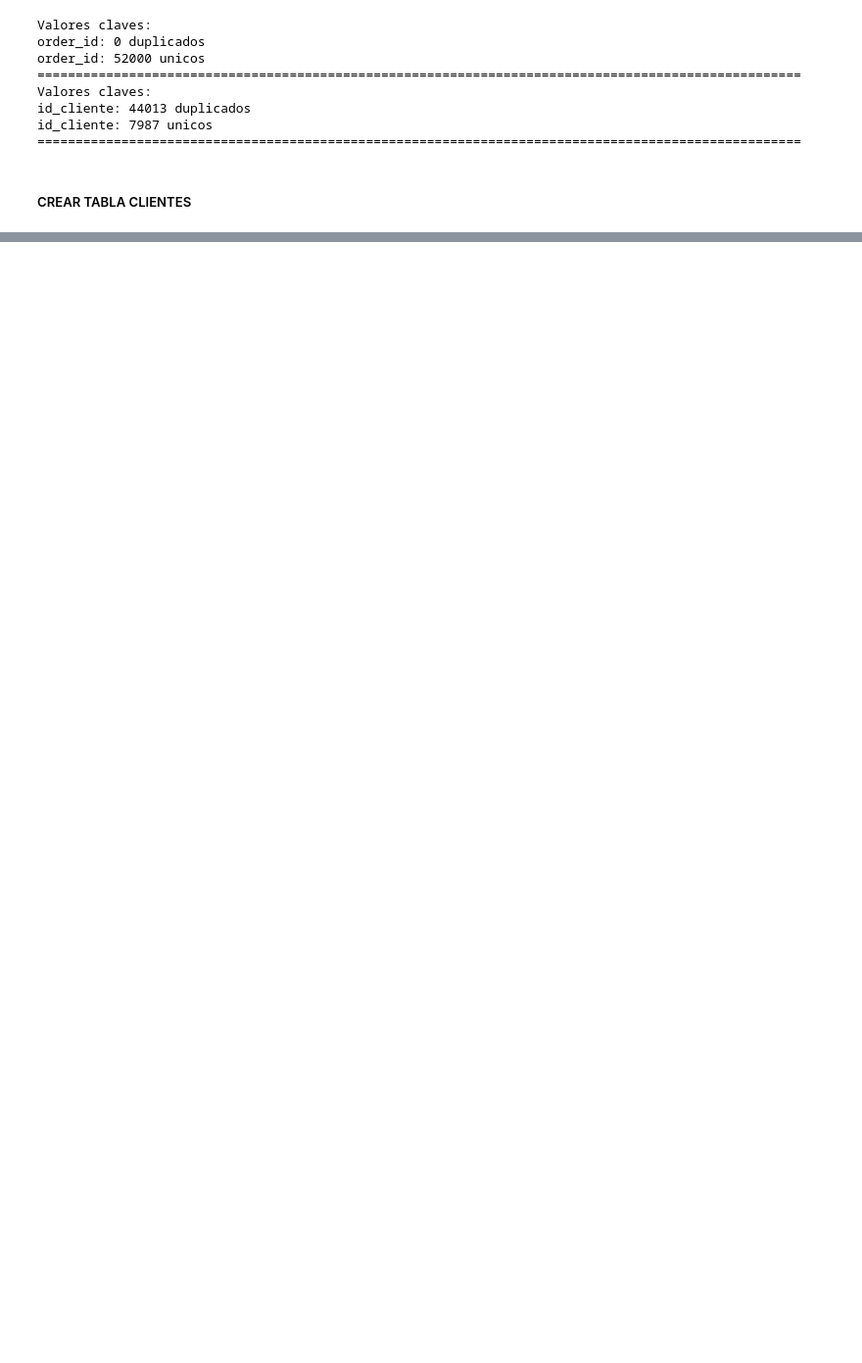
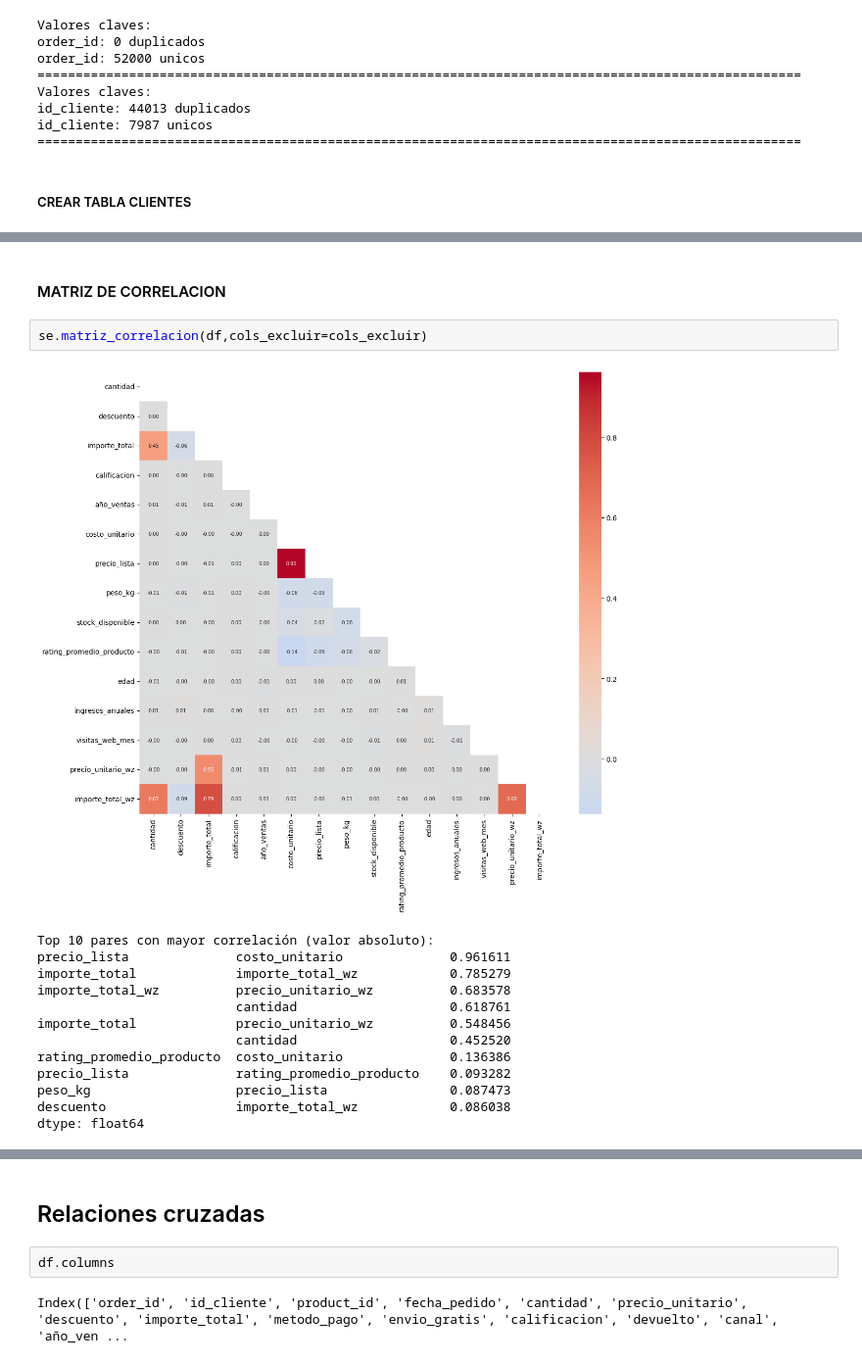
Before and after one commit to FM-Luque/4.DataProyect_Proyecto_Final, a Jupyter notebook: notebooks/03_Eda.ipynb, the cells around one changed output, grey strips where cells are left out. Shown at 98% size. Cells and saved outputs as stored; diff of their text form; blank space fills up the shorter version.

```diff
--- a/notebooks/03_Eda.ipynb
+++ b/notebooks/03_Eda.ipynb
@@ -502,0 +224,18 @@ Name: count, dtype: int64
+# %% [markdown]
+#### MATRIZ DE CORRELACION
+# %%
+se.matriz_correlacion(df,cols_excluir=cols_excluir)
+# %% [output]
+[figure, added]
+Top 10 pares con mayor correlación (valor absoluto):
+precio_lista              costo_unitario              0.961611
+importe_total             importe_total_wz            0.785279
+importe_total_wz          precio_unitario_wz          0.683578
+                          cantidad                    0.618761
+importe_total             precio_unitario_wz          0.548456
+                          cantidad                    0.452520
+rating_promedio_producto  costo_unitario              0.136386
+precio_lista              rating_promedio_producto    0.093282
+peso_kg                   precio_lista                0.087473
+descuento                 importe_total_wz            0.086038
+dtype: float64
@@ -502,0 +258,6 @@ Name: count, dtype: int64
+# %% [markdown]
+## Relaciones cruzadas
+# %%
+df.columns
+# %% [output]
+Index(['order_id', 'id_cliente', 'product_id', 'fecha_pedido', 'cantidad', 'precio_unitario', 'descuento', 'importe_total', 'metodo_pago', 'envio_gratis', 'calificacion', 'devuelto', 'canal', 'año_ven ...
```
Also changed, not shown: parts of 54 cells of this notebook, 2 other files.
